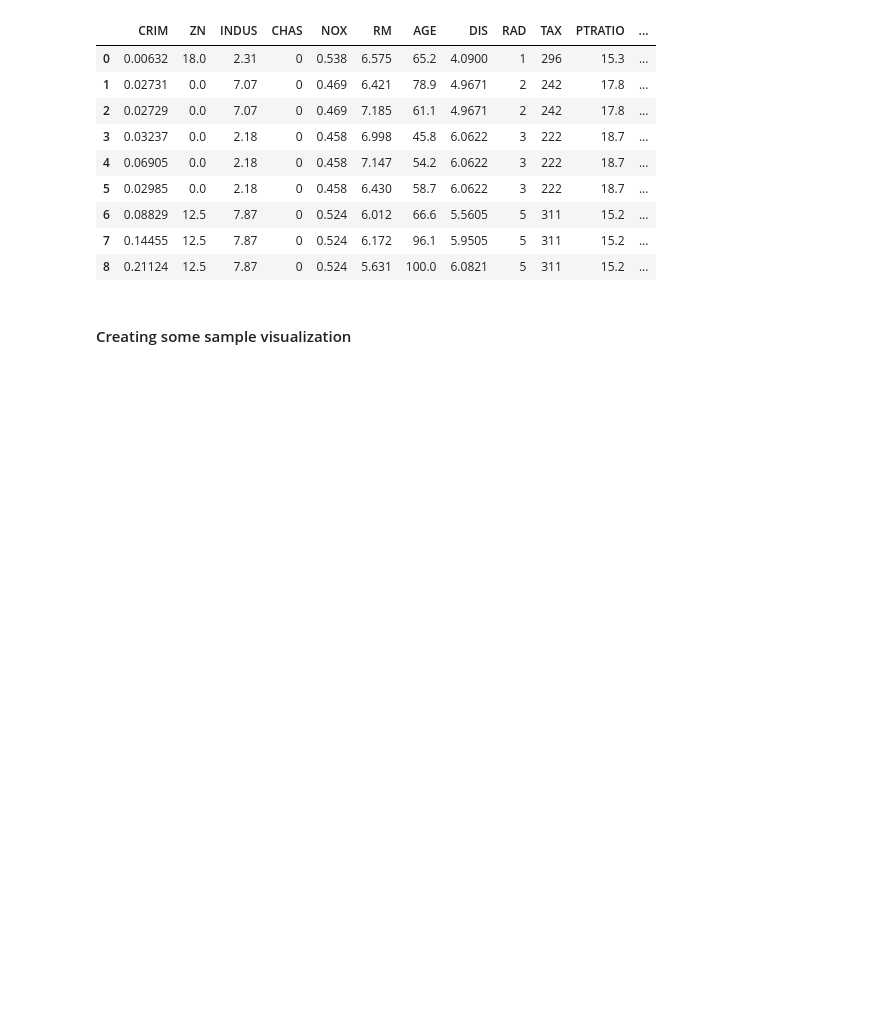
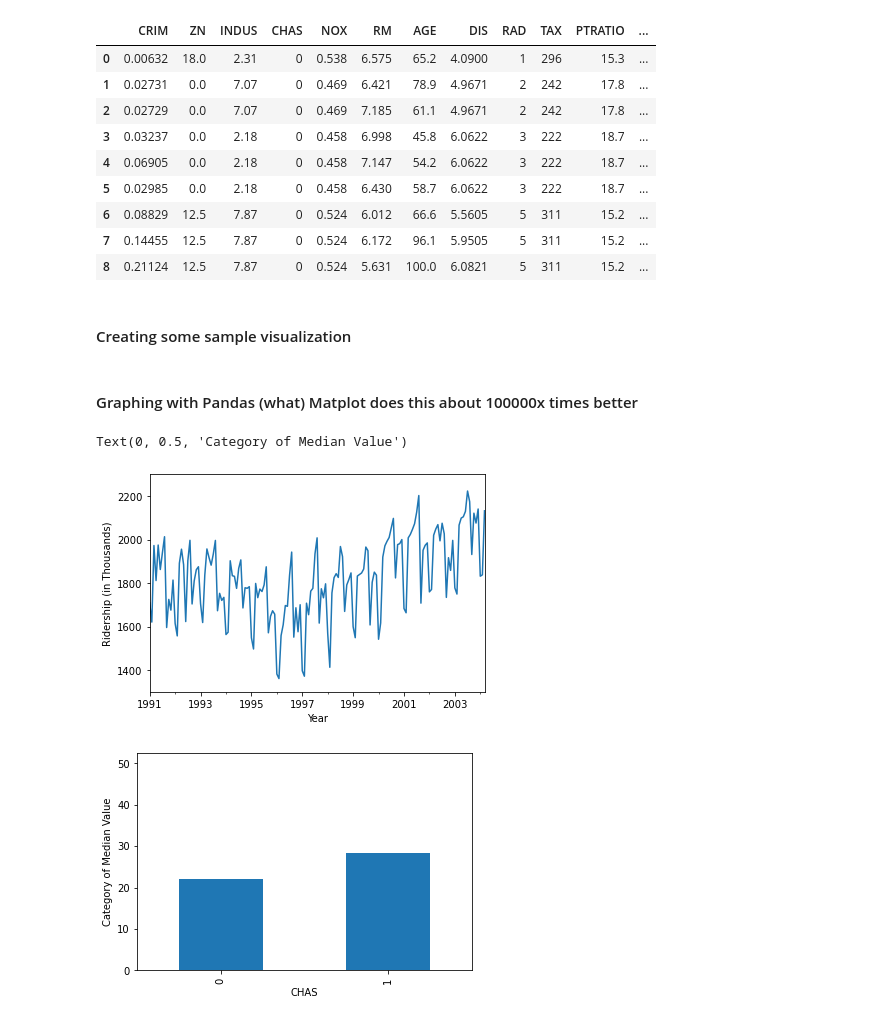
Before and after one commit to skyegrey/calescence, a Jupyter notebook: chapter-3/data-visualization.ipynb, the cells around one changed output. Cells and saved outputs as stored; diff of their text form; code cells hidden in the pictures; blank space fills up the shorter version.

```diff
--- a/chapter-3/data-visualization.ipynb
+++ b/chapter-3/data-visualization.ipynb
@@ -33,7 +33,27 @@ housing_df.head(9)
 # Load the Amtrak data dn convert them to be suitable for TSA
 amtrak_df = pd.read_csv('Amtrak.csv', squeeze=True)
 amtrak_df['Date'] = pd.to_datetime(amtrak_df.Month, format='%d/%m/%Y')
+ridership_ts = pd.Series(amtrak_df.Ridership.values, index=amtrak_df.Date)
 
 # Boston housing data
 housing_df = pd.read_csv('BostonHousing.csv')
 hosuing_df = housing_df.rename(columns={'CAT. MEDV': 'CAT_MEDV'})
+# %% [markdown]
+#### Graphing with Pandas (what)  Matplot does this about 100000x times better
+# %%
+## Line graph
+ridership_ts.plot(ylim=[1300, 2300], legend=False)
+plt.xlabel('Year')
+plt.ylabel('Ridership (in Thousands)')
+
+## scatter plot with axes names
+housing_df.plot.scatter(x='LSTAT', y='MEDV', legend=False)
+
+## barchat of Chas vs. mean MEDV
+# compute mean MEDV per CHAS = (0, 1)
+ax = housing_df.groupby('CHAS').mean().MEDV.plot(kind='bar')
+ax.set_ylabel('Category of Median Value')
+# %% [output]
+Text(0, 0.5, 'Category of Median Value')
+[figure, added]
+[figure, added]
```
Also changed, not shown: parts of 9 cells of this notebook.
